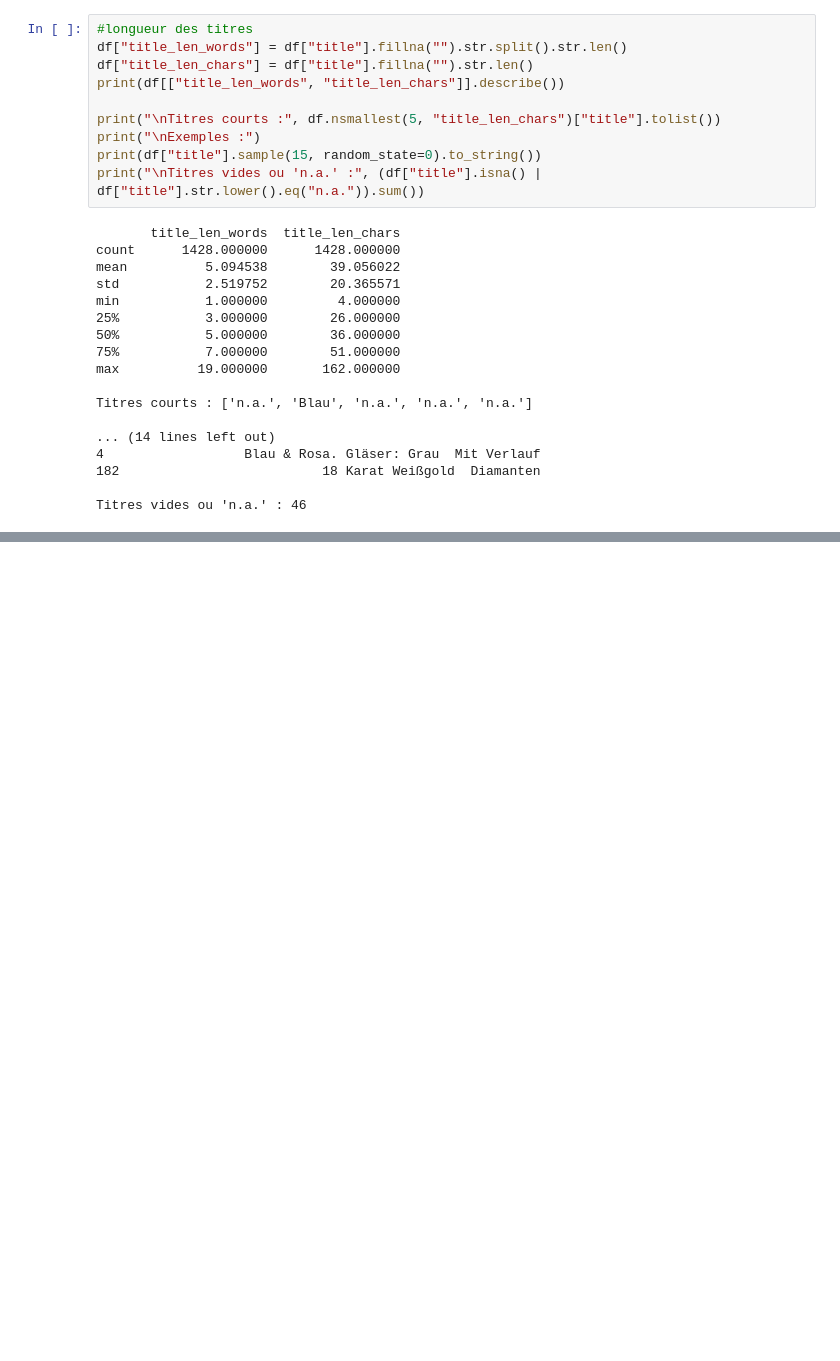
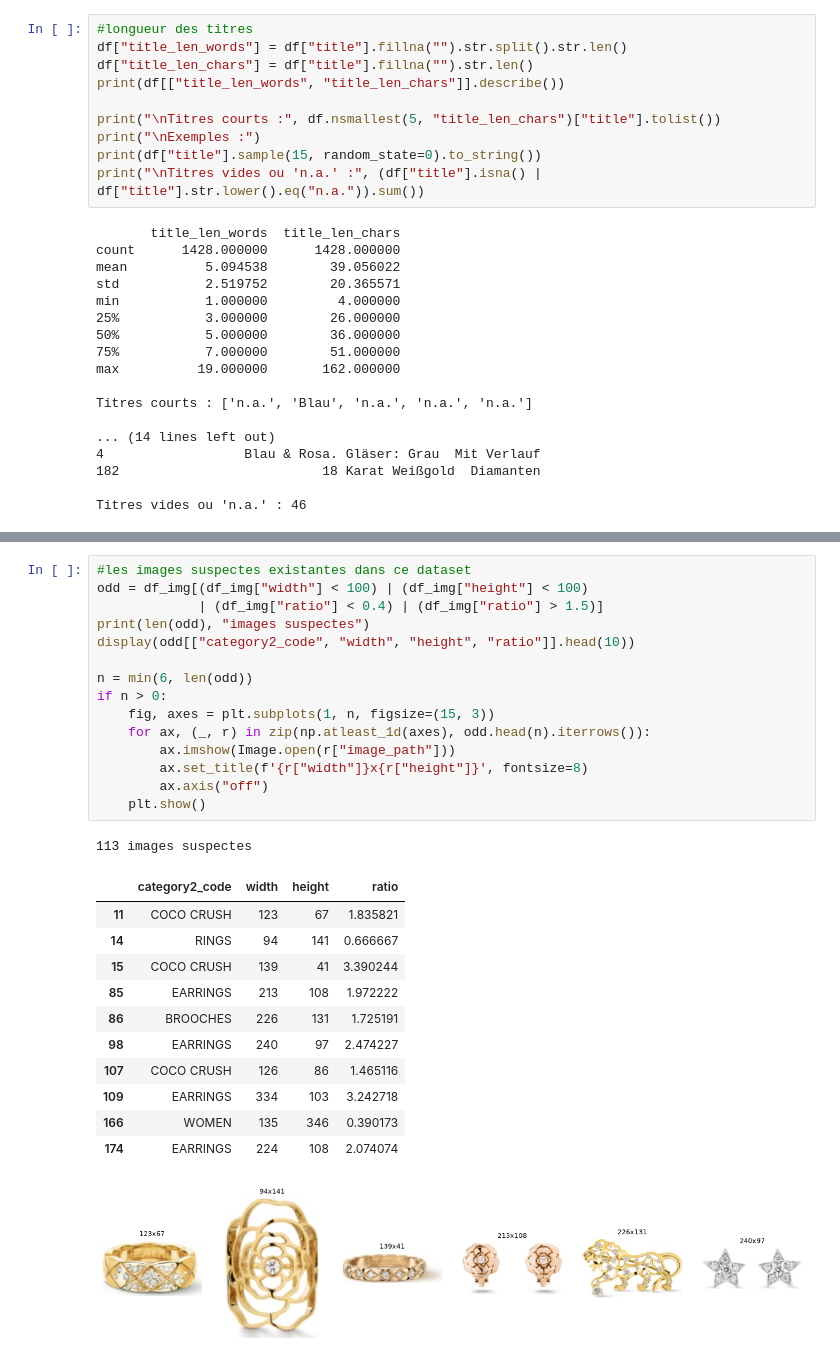
Before and after one commit to ghilesmaz/projet_iddm_mazari_selmane, a Jupyter notebook: notebooks/projet_principal.ipynb, the cells around one changed output, grey strips where cells are left out. Cells and saved outputs as stored; diff of their text form; blank space fills up the shorter version.

```diff
--- a/notebooks/projet_principal.ipynb
+++ b/notebooks/projet_principal.ipynb
@@ -160,3 +160,32 @@ Modes couleur : {'RGB': 918}
+# %%
+#les images suspectes existantes dans ce dataset
+odd = df_img[(df_img["width"] < 100) | (df_img["height"] < 100)
+             | (df_img["ratio"] < 0.4) | (df_img["ratio"] > 1.5)]
+print(len(odd), "images suspectes")
+display(odd[["category2_code", "width", "height", "ratio"]].head(10))
+
+n = min(6, len(odd))
+if n > 0:
+    fig, axes = plt.subplots(1, n, figsize=(15, 3))
+    for ax, (_, r) in zip(np.atleast_1d(axes), odd.head(n).iterrows()):
+        ax.imshow(Image.open(r["image_path"]))
+        ax.set_title(f'{r["width"]}x{r["height"]}', fontsize=8)
+        ax.axis("off")
+    plt.show()
+# %% [output]
+113 images suspectes
+|  | category2_code | width | height | ratio |
+| 11 | COCO CRUSH | 123 | 67 | 1.835821 |
+| 14 | RINGS | 94 | 141 | 0.666667 |
+| 15 | COCO CRUSH | 139 | 41 | 3.390244 |
+| 85 | EARRINGS | 213 | 108 | 1.972222 |
+| 86 | BROOCHES | 226 | 131 | 1.725191 |
+| 98 | EARRINGS | 240 | 97 | 2.474227 |
+| 107 | COCO CRUSH | 126 | 86 | 1.465116 |
+| 109 | EARRINGS | 334 | 103 | 3.242718 |
+| 166 | WOMEN | 135 | 346 | 0.390173 |
+| 174 | EARRINGS | 224 | 108 | 2.074074 |
+[figure, added]
 # %%
 #couleur dominante par image
 #en ignorant le fond blanc
```
Also changed, not shown: parts of 10 cells of this notebook.
